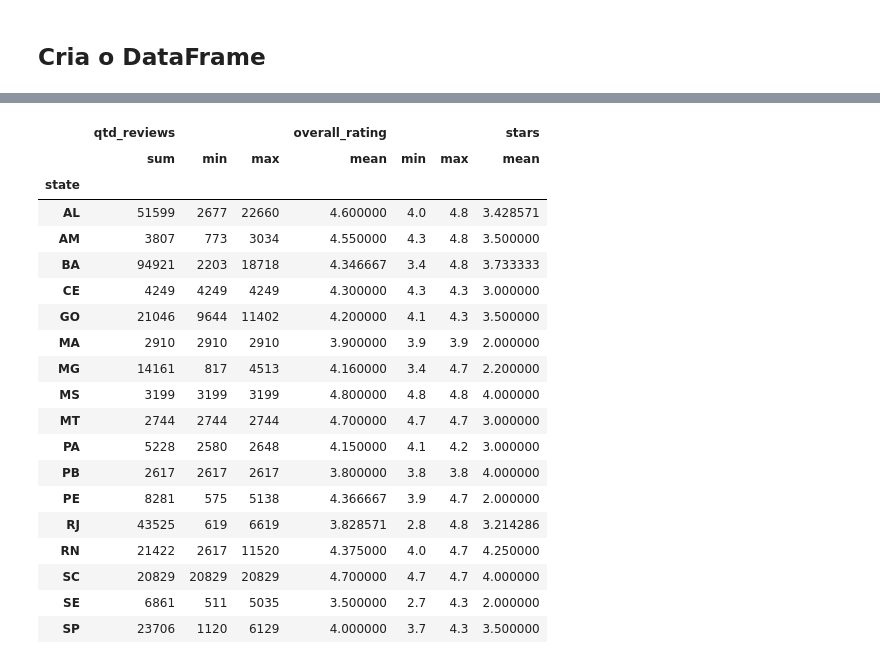
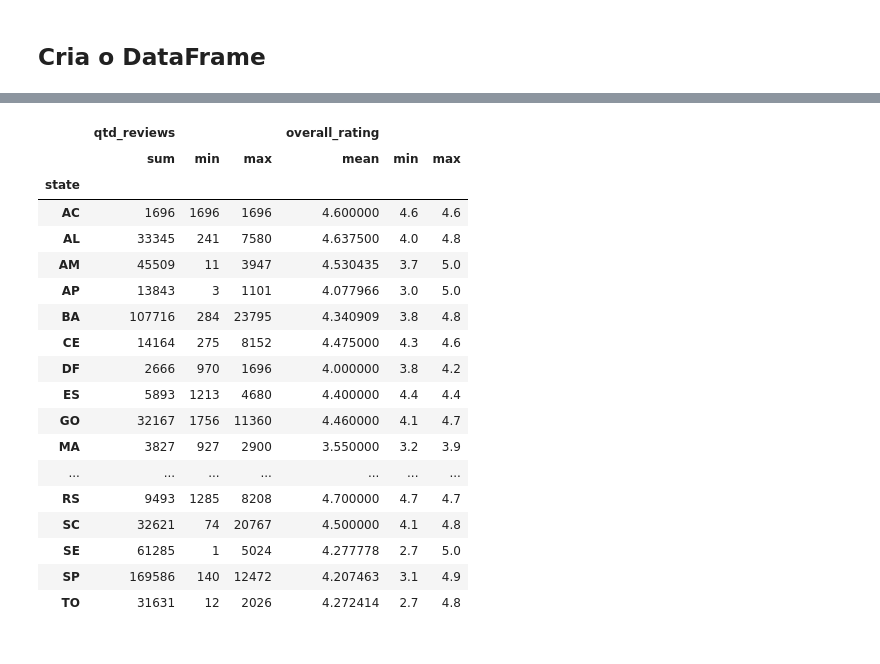
Before and after one commit to emerson-matos/tcc-notebooks, a Jupyter notebook: tcc_hoteis.ipynb, the cells around one changed output, grey strips where cells are left out. Cells and saved outputs as stored; diff of their text form; code cells hidden in the pictures.

```diff
--- a/tcc_hoteis.ipynb
+++ b/tcc_hoteis.ipynb
@@ -25,7 +25,7 @@ gc = gspread.authorize(creds)
 ## Carrega a planilha
 # %%
 ws = gc.open('PGC-hotels')
-emerson = ws.worksheet('Emerson')
+emerson = ws.worksheet('LISTA HOTEIS')
 # %% [markdown]
 ## Cria o DataFrame
 # %%
@@ -87,25 +129,22 @@ df['state'].value_counts().plot.pie(autopct='%1.0f%%', figsize=(10, 10))
 # %%
- valores = df[['state', 'overall_rating', 'stars', 'qtd_reviews']].groupby(['state']).agg({'qtd_reviews': [ 'sum', 'min', 'max' ], 'overall_rating': [ 'mean', 'min', 'max' ], 'stars': [ 'mean' ]})
-
- valores
+df[['state', 'overall_rating', 'qtd_reviews']].groupby(['state']).agg({'qtd_reviews': [ 'sum', 'min', 'max' ], 'overall_rating': [ 'mean', 'min', 'max' ]})22
 # %% [output]
-|  | qtd_reviews |  |  | overall_rating |  |  | stars |
-|  | sum | min | max | mean | min | max | mean |
-| state |  |  |  |  |  |  |  |
-| AL | 51599 | 2677 | 22660 | 4.600000 | 4.0 | 4.8 | 3.428571 |
-| AM | 3807 | 773 | 3034 | 4.550000 | 4.3 | 4.8 | 3.500000 |
-| BA | 94921 | 2203 | 18718 | 4.346667 | 3.4 | 4.8 | 3.733333 |
-| CE | 4249 | 4249 | 4249 | 4.300000 | 4.3 | 4.3 | 3.000000 |
-| GO | 21046 | 9644 | 11402 | 4.200000 | 4.1 | 4.3 | 3.500000 |
-| MA | 2910 | 2910 | 2910 | 3.900000 | 3.9 | 3.9 | 2.000000 |
-| MG | 14161 | 817 | 4513 | 4.160000 | 3.4 | 4.7 | 2.200000 |
-| MS | 3199 | 3199 | 3199 | 4.800000 | 4.8 | 4.8 | 4.000000 |
-| MT | 2744 | 2744 | 2744 | 4.700000 | 4.7 | 4.7 | 3.000000 |
-| PA | 5228 | 2580 | 2648 | 4.150000 | 4.1 | 4.2 | 3.000000 |
-| PB | 2617 | 2617 | 2617 | 3.800000 | 3.8 | 3.8 | 4.000000 |
-| PE | 8281 | 575 | 5138 | 4.366667 | 3.9 | 4.7 | 2.000000 |
-| RJ | 43525 | 619 | 6619 | 3.828571 | 2.8 | 4.8 | 3.214286 |
-| RN | 21422 | 2617 | 11520 | 4.375000 | 4.0 | 4.7 | 4.250000 |
-| SC | 20829 | 20829 | 20829 | 4.700000 | 4.7 | 4.7 | 4.000000 |
-| SE | 6861 | 511 | 5035 | 3.500000 | 2.7 | 4.3 | 2.000000 |
-| SP | 23706 | 1120 | 6129 | 4.000000 | 3.7 | 4.3 | 3.500000 |
+|  | qtd_reviews |  |  | overall_rating |  |  |
+|  | sum | min | max | mean | min | max |
+| state |  |  |  |  |  |  |
+| AC | 1696 | 1696 | 1696 | 4.600000 | 4.6 | 4.6 |
+| AL | 33345 | 241 | 7580 | 4.637500 | 4.0 | 4.8 |
+| AM | 45509 | 11 | 3947 | 4.530435 | 3.7 | 5.0 |
+| AP | 13843 | 3 | 1101 | 4.077966 | 3.0 | 5.0 |
+| BA | 107716 | 284 | 23795 | 4.340909 | 3.8 | 4.8 |
+| CE | 14164 | 275 | 8152 | 4.475000 | 4.3 | 4.6 |
+| DF | 2666 | 970 | 1696 | 4.000000 | 3.8 | 4.2 |
+| ES | 5893 | 1213 | 4680 | 4.400000 | 4.4 | 4.4 |
+| GO | 32167 | 1756 | 11360 | 4.460000 | 4.1 | 4.7 |
+| MA | 3827 | 927 | 2900 | 3.550000 | 3.2 | 3.9 |
+| ... | ... | ... | ... | ... | ... | ... |
+| RS | 9493 | 1285 | 8208 | 4.700000 | 4.7 | 4.7 |
+| SC | 32621 | 74 | 20767 | 4.500000 | 4.1 | 4.8 |
+| SE | 61285 | 1 | 5024 | 4.277778 | 2.7 | 5.0 |
+| SP | 169586 | 140 | 12472 | 4.207463 | 3.1 | 4.9 |
+| TO | 31631 | 12 | 2026 | 4.272414 | 2.7 | 4.8 |
```
Also changed, not shown: parts of 23 cells of this notebook.
